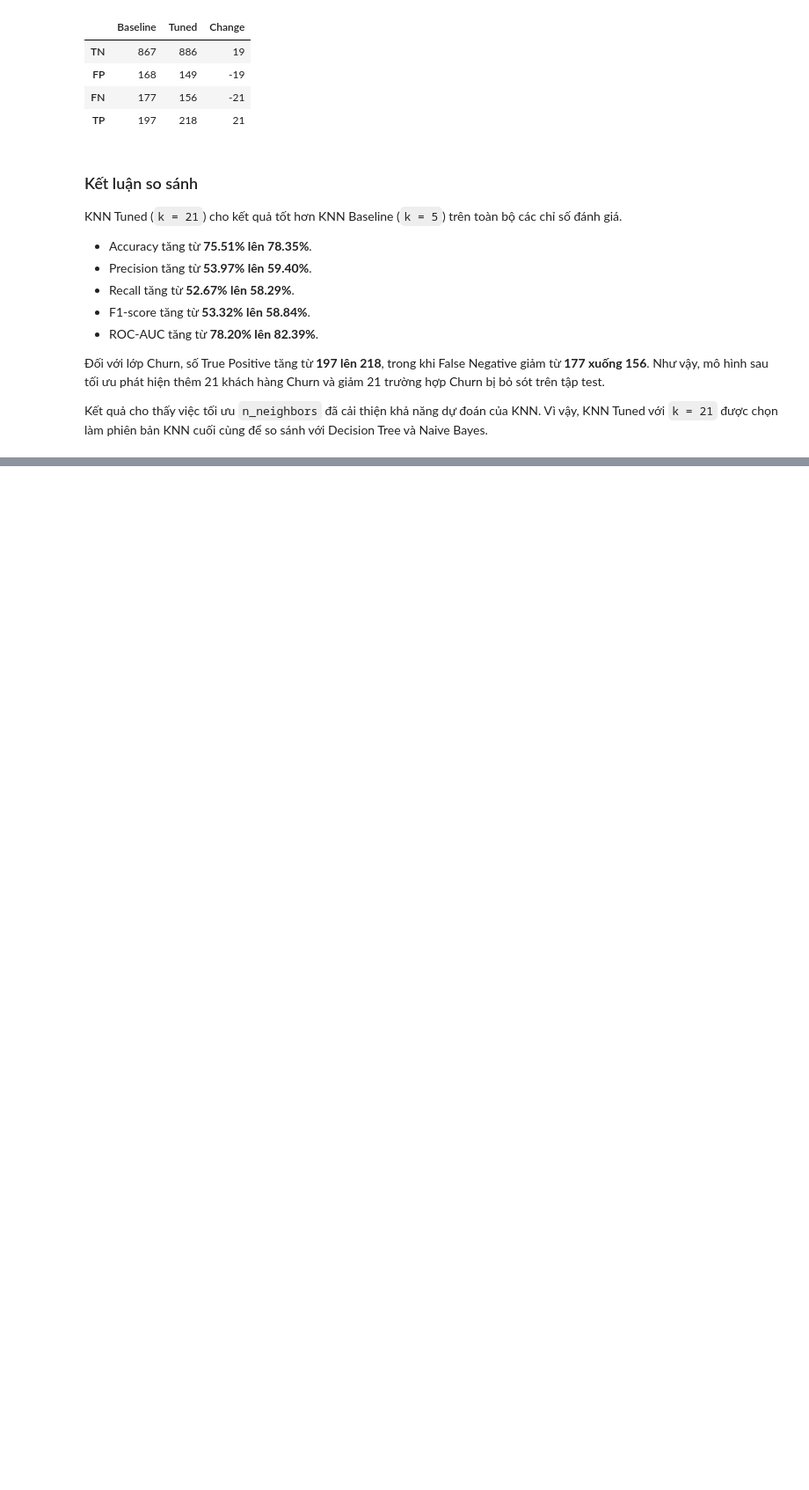
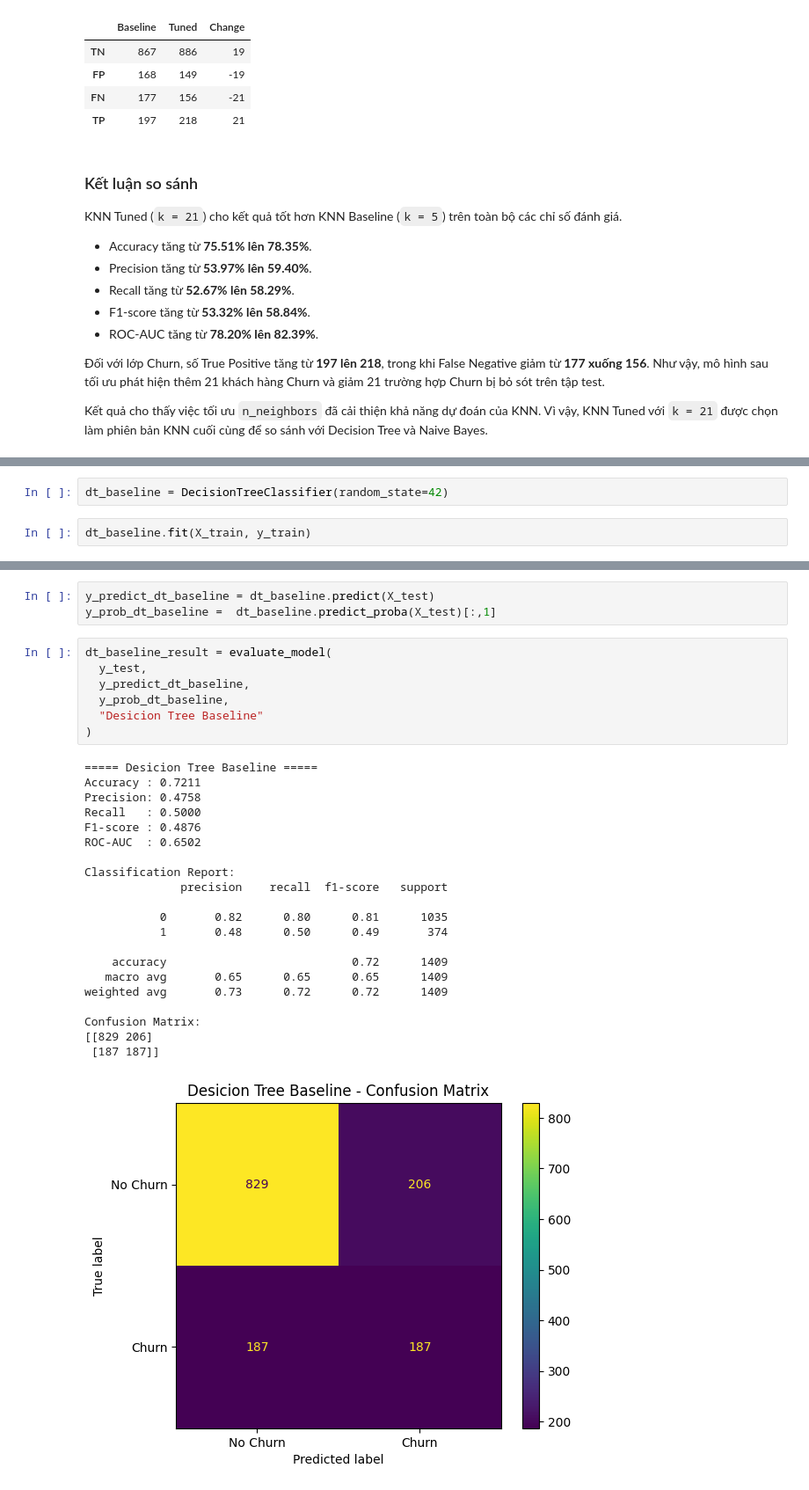
Before and after one commit to huynhthu214/Telco-Churn-DM, a Jupyter notebook: notebook/02_Modeling_Models.ipynb, the cells around one changed output, grey strips where cells are left out. Shown at 88% size. Cells and saved outputs as stored; diff of their text form; blank space fills up the shorter version.

```diff
--- a/notebook/02_Modeling_Models.ipynb
+++ b/notebook/02_Modeling_Models.ipynb
@@ -513,0 +568,4 @@ phiên bản KNN cuối cùng để so sánh với Decision Tree và Naive Bayes
+# %%
+dt_baseline = DecisionTreeClassifier(random_state=42)
+# %%
+dt_baseline.fit(X_train, y_train)
@@ -513,0 +590,32 @@ phiên bản KNN cuối cùng để so sánh với Decision Tree và Naive Bayes
+# %%
+y_predict_dt_baseline = dt_baseline.predict(X_test)
+y_prob_dt_baseline =  dt_baseline.predict_proba(X_test)[:,1]
+# %%
+dt_baseline_result = evaluate_model(
+  y_test,
+  y_predict_dt_baseline,
+  y_prob_dt_baseline,
+  "Desicion Tree Baseline"
+)
+# %% [output]
+===== Desicion Tree Baseline =====
+Accuracy : 0.7211
+Precision: 0.4758
+Recall   : 0.5000
+F1-score : 0.4876
+ROC-AUC  : 0.6502
+
+Classification Report:
+              precision    recall  f1-score   support
+
+           0       0.82      0.80      0.81      1035
+           1       0.48      0.50      0.49       374
+
+    accuracy                           0.72      1409
+   macro avg       0.65      0.65      0.65      1409
+weighted avg       0.73      0.72      0.72      1409
+
+Confusion Matrix:
+[[829 206]
+ [187 187]]
+[figure, added]
```
Also changed, not shown: parts of 16 cells of this notebook.
